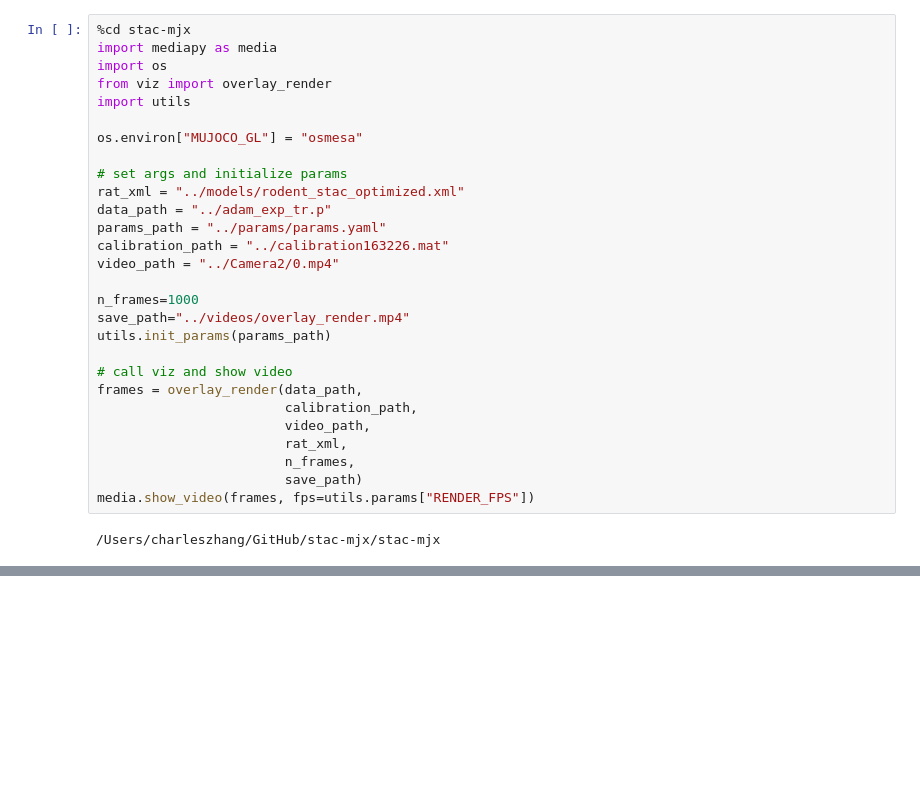
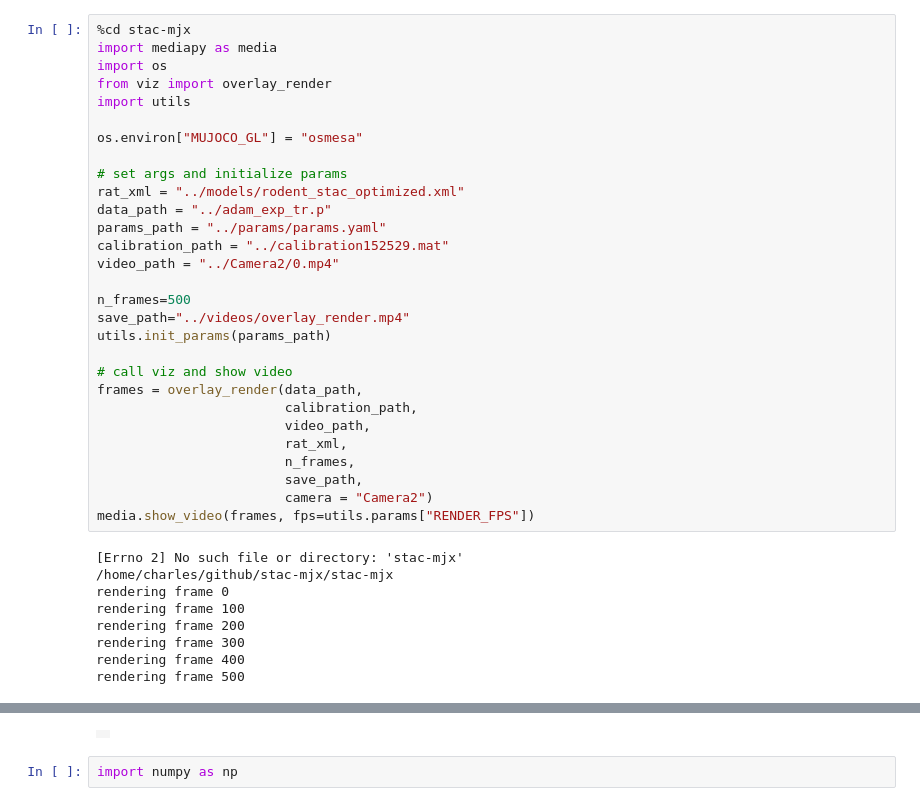
Before and after one commit to talmolab/stac-mjx, a Jupyter notebook: overlay.ipynb, the cells around one changed output, grey strips where cells are left out. Cells and saved outputs as stored; diff of their text form; blank space fills up the shorter version.

```diff
--- a/overlay.ipynb
+++ b/overlay.ipynb
@@ -11,10 +11,10 @@ os.environ["MUJOCO_GL"] = "osmesa"
 rat_xml = "../models/rodent_stac_optimized.xml"
 data_path = "../adam_exp_tr.p"
 params_path = "../params/params.yaml"
-calibration_path = "../calibration163226.mat"
+calibration_path = "../calibration152529.mat"
 video_path = "../Camera2/0.mp4"
 
-n_frames=1000
+n_frames=500
 save_path="../videos/overlay_render.mp4"
 utils.init_params(params_path)
 
@@ -24,7 +24,15 @@ frames = overlay_render(data_path,
                         video_path,
                         rat_xml,
                         n_frames,
-                        save_path)
+                        save_path,
+                        camera = "Camera2")
 media.show_video(frames, fps=utils.params["RENDER_FPS"])
 # %% [output]
-/Users/charleszhang/GitHub/stac-mjx/stac-mjx
+[Errno 2] No such file or directory: 'stac-mjx'
+/home/charles/github/stac-mjx/stac-mjx
+rendering frame 0
+rendering frame 100
+rendering frame 200
+rendering frame 300
+rendering frame 400
+rendering frame 500
@@ -31,0 +39,3 @@ media.show_video(frames, fps=utils.params["RENDER_FPS"])
+|  |
+# %%
+import numpy as np
```
Also changed, not shown: parts of 9 cells of this notebook, 2 other files.
